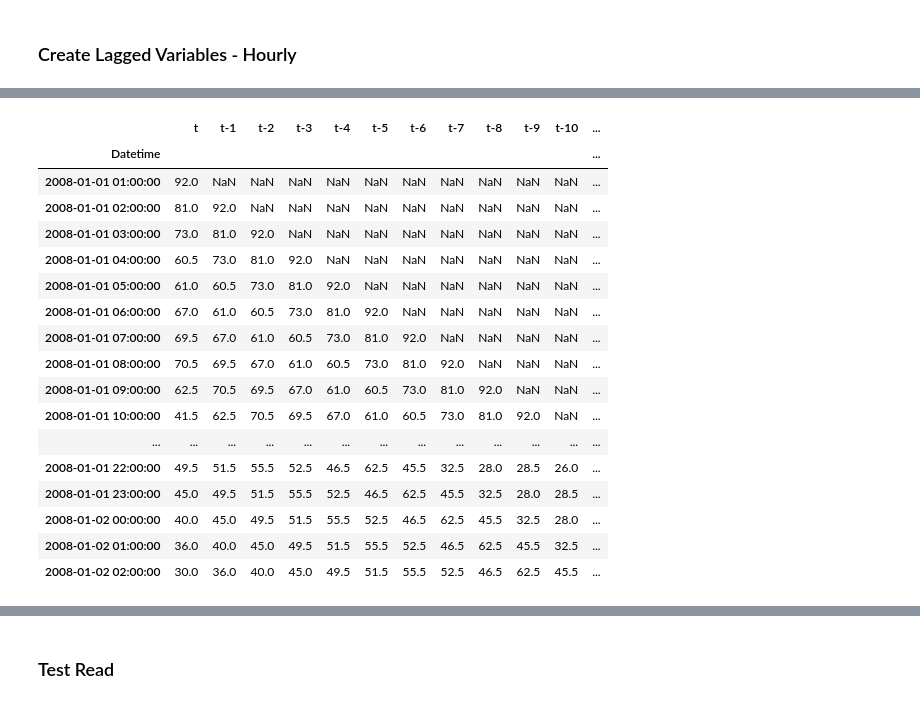
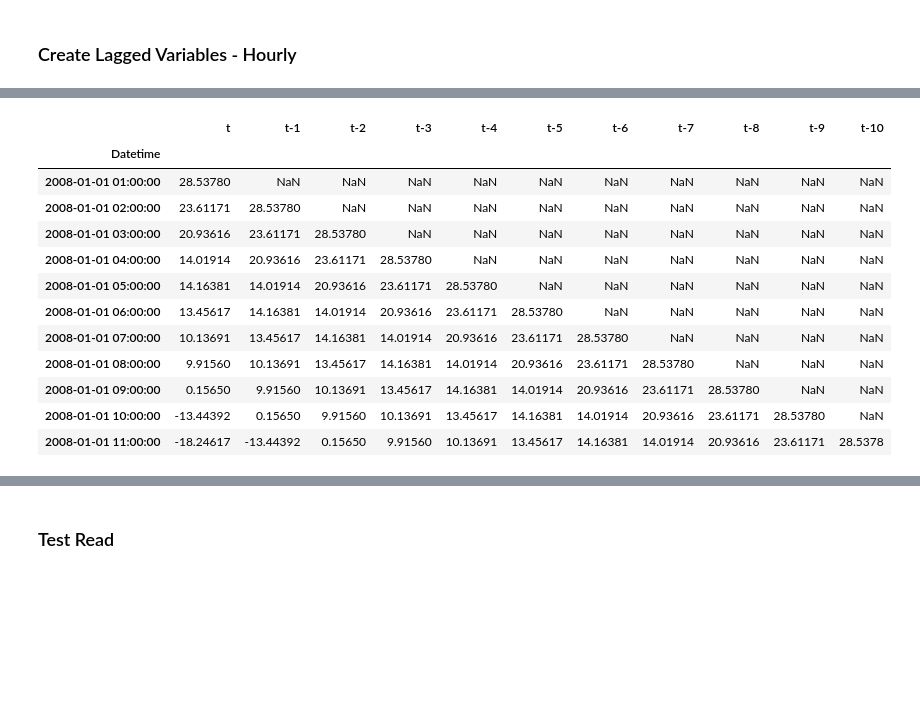
Before and after one commit to ksatola/air-polution, a Jupyter notebook: agh/050_Model_Prepare_Data.ipynb, the cells around one changed output, grey strips where cells are left out. Cells and saved outputs as stored; diff of their text form; code cells hidden in the pictures; blank space fills up the shorter version.

Commit message:
FEAT: TS Decomposition, TS Correlation, Base Modelling, Data Preparation

```diff
--- a/agh/050_Model_Prepare_Data.ipynb
+++ b/agh/050_Model_Prepare_Data.ipynb
@@ -220,0 +214,3 @@ df.head()
+# %%
+# Decompose time series
+decomposed_df = plot_stl(data=df['pm25'], period=365, low_pass=367)
@@ -220,0 +227,4 @@ df.head()
+# %%
+df = decomposed_df.resid.to_frame()
+df.columns = ['pm25']
+df.head()
@@ -221,32 +243,29 @@ df.head()
 # %%
-# Create 24 hours of lag values to predict current observation
+# Create 10 hours of lag values to predict current observation (correlation coefficient > 0.4)
 df24h = pd.DataFrame()
+
+lags = 10
 
 # Create column t
 df24h['t'] = df['pm25']
 
-for i in range(1, 25):
+for i in range(1, lags+1):
     df24h[['t-'+str(i)]] = df.shift(i)
 
-df24h.head(26)
+df24h.head(lags+1)
 # %% [output]
-|  | t | t-1 | t-2 | t-3 | t-4 | t-5 | t-6 | t-7 | t-8 | t-9 | t-10 | ... |
-| Datetime |  |  |  |  |  |  |  |  |  |  |  | ... |
-| 2008-01-01 01:00:00 | 92.0 | NaN | NaN | NaN | NaN | NaN | NaN | NaN | NaN | NaN | NaN | ... |
-| 2008-01-01 02:00:00 | 81.0 | 92.0 | NaN | NaN | NaN | NaN | NaN | NaN | NaN | NaN | NaN | ... |
-| 2008-01-01 03:00:00 | 73.0 | 81.0 | 92.0 | NaN | NaN | NaN | NaN | NaN | NaN | NaN | NaN | ... |
-| 2008-01-01 04:00:00 | 60.5 | 73.0 | 81.0 | 92.0 | NaN | NaN | NaN | NaN | NaN | NaN | NaN | ... |
-| 2008-01-01 05:00:00 | 61.0 | 60.5 | 73.0 | 81.0 | 92.0 | NaN | NaN | NaN | NaN | NaN | NaN | ... |
-| 2008-01-01 06:00:00 | 67.0 | 61.0 | 60.5 | 73.0 | 81.0 | 92.0 | NaN | NaN | NaN | NaN | NaN | ... |
-| 2008-01-01 07:00:00 | 69.5 | 67.0 | 61.0 | 60.5 | 73.0 | 81.0 | 92.0 | NaN | NaN | NaN | NaN | ... |
-| 2008-01-01 08:00:00 | 70.5 | 69.5 | 67.0 | 61.0 | 60.5 | 73.0 | 81.0 | 92.0 | NaN | NaN | NaN | ... |
-| 2008-01-01 09:00:00 | 62.5 | 70.5 | 69.5 | 67.0 | 61.0 | 60.5 | 73.0 | 81.0 | 92.0 | NaN | NaN | ... |
-| 2008-01-01 10:00:00 | 41.5 | 62.5 | 70.5 | 69.5 | 67.0 | 61.0 | 60.5 | 73.0 | 81.0 | 92.0 | NaN | ... |
-| ... | ... | ... | ... | ... | ... | ... | ... | ... | ... | ... | ... | ... |
-| 2008-01-01 22:00:00 | 49.5 | 51.5 | 55.5 | 52.5 | 46.5 | 62.5 | 45.5 | 32.5 | 28.0 | 28.5 | 26.0 | ... |
-| 2008-01-01 23:00:00 | 45.0 | 49.5 | 51.5 | 55.5 | 52.5 | 46.5 | 62.5 | 45.5 | 32.5 | 28.0 | 28.5 | ... |
-| 2008-01-02 00:00:00 | 40.0 | 45.0 | 49.5 | 51.5 | 55.5 | 52.5 | 46.5 | 62.5 | 45.5 | 32.5 | 28.0 | ... |
-| 2008-01-02 01:00:00 | 36.0 | 40.0 | 45.0 | 49.5 | 51.5 | 55.5 | 52.5 | 46.5 | 62.5 | 45.5 | 32.5 | ... |
-| 2008-01-02 02:00:00 | 30.0 | 36.0 | 40.0 | 45.0 | 49.5 | 51.5 | 55.5 | 52.5 | 46.5 | 62.5 | 45.5 | ... |
+|  | t | t-1 | t-2 | t-3 | t-4 | t-5 | t-6 | t-7 | t-8 | t-9 | t-10 |
+| Datetime |  |  |  |  |  |  |  |  |  |  |  |
+| 2008-01-01 01:00:00 | 28.53780 | NaN | NaN | NaN | NaN | NaN | NaN | NaN | NaN | NaN | NaN |
+| 2008-01-01 02:00:00 | 23.61171 | 28.53780 | NaN | NaN | NaN | NaN | NaN | NaN | NaN | NaN | NaN |
+| 2008-01-01 03:00:00 | 20.93616 | 23.61171 | 28.53780 | NaN | NaN | NaN | NaN | NaN | NaN | NaN | NaN |
+| 2008-01-01 04:00:00 | 14.01914 | 20.93616 | 23.61171 | 28.53780 | NaN | NaN | NaN | NaN | NaN | NaN | NaN |
+| 2008-01-01 05:00:00 | 14.16381 | 14.01914 | 20.93616 | 23.61171 | 28.53780 | NaN | NaN | NaN | NaN | NaN | NaN |
+| 2008-01-01 06:00:00 | 13.45617 | 14.16381 | 14.01914 | 20.93616 | 23.61171 | 28.53780 | NaN | NaN | NaN | NaN | NaN |
+| 2008-01-01 07:00:00 | 10.13691 | 13.45617 | 14.16381 | 14.01914 | 20.93616 | 23.61171 | 28.53780 | NaN | NaN | NaN | NaN |
+| 2008-01-01 08:00:00 | 9.91560 | 10.13691 | 13.45617 | 14.16381 | 14.01914 | 20.93616 | 23.61171 | 28.53780 | NaN | NaN | NaN |
+| 2008-01-01 09:00:00 | 0.15650 | 9.91560 | 10.13691 | 13.45617 | 14.16381 | 14.01914 | 20.93616 | 23.61171 | 28.53780 | NaN | NaN |
+| 2008-01-01 10:00:00 | -13.44392 | 0.15650 | 9.91560 | 10.13691 | 13.45617 | 14.16381 | 14.01914 | 20.93616 | 23.61171 | 28.53780 | NaN |
+| 2008-01-01 11:00:00 | -18.24617 | -13.44392 | 0.15650 | 9.91560 | 10.13691 | 13.45617 | 14.16381 | 14.01914 | 20.93616 | 23.61171 | 28.5378 |
 # %%
 # Remove NaNs
```
Also changed, not shown: parts of 23 cells of this notebook, 15 other files.
